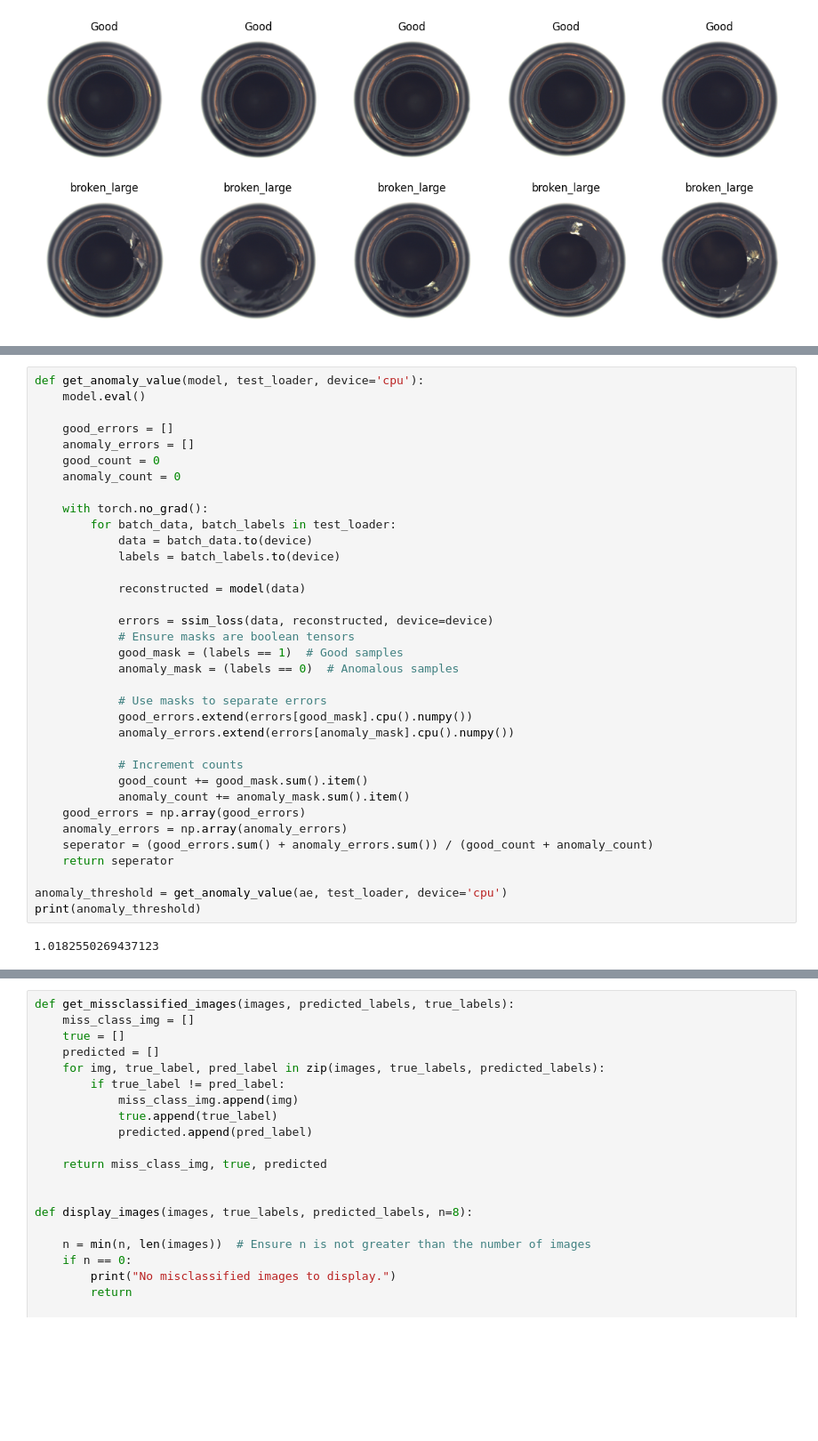
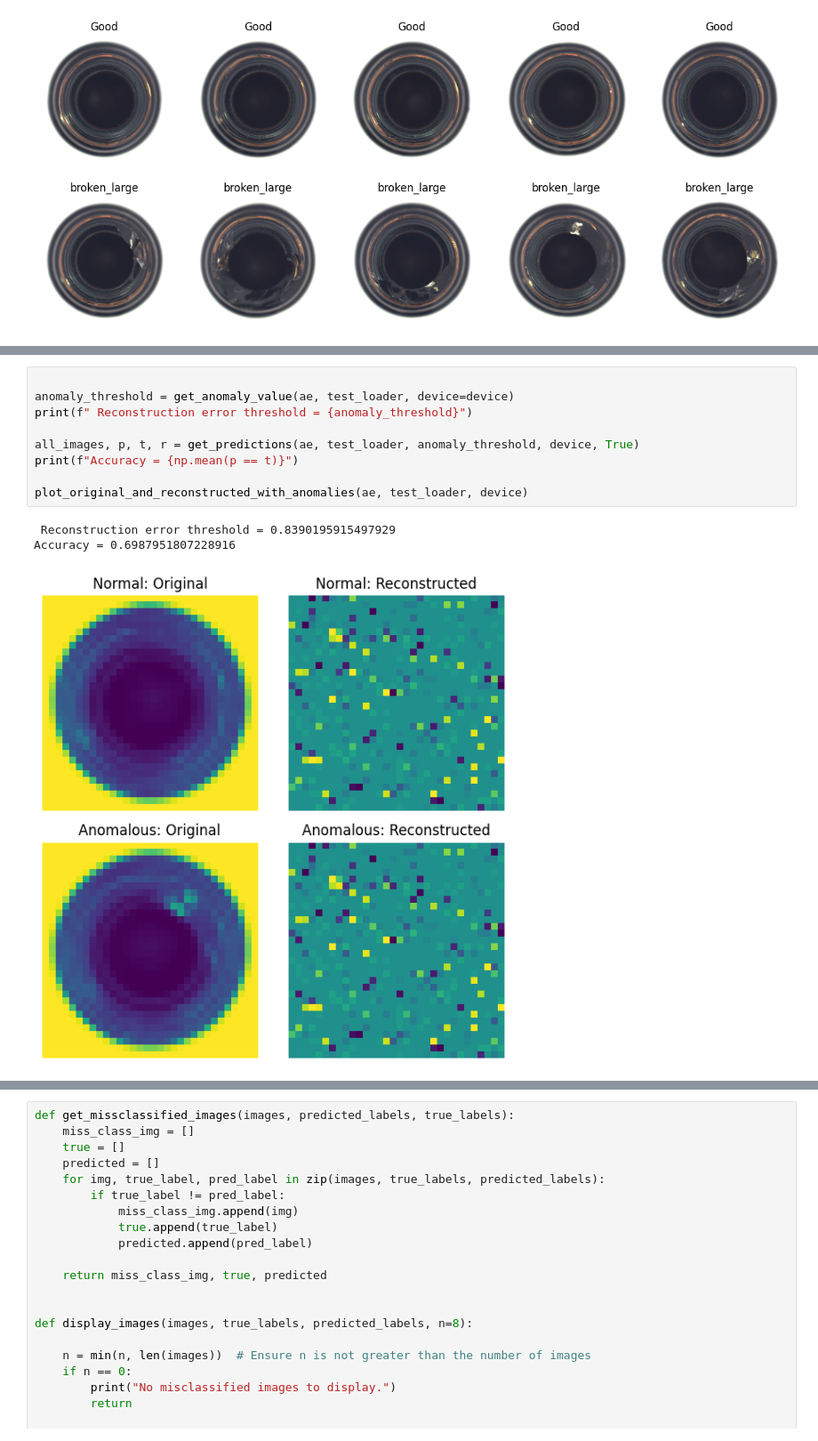
Before and after one commit to xZenshin/Anomaly-Detection, a Jupyter notebook: Anomaly_Detector_3000.ipynb, the cells around one changed output, grey strips where cells are left out. Shown at 89% size. Drawn from its saved outputs; the diff is of its cells as text; blank space fills up the shorter version.

```diff
--- a/Anomaly_Detector_3000.ipynb
+++ b/Anomaly_Detector_3000.ipynb
@@ -209,37 +446,13 @@ cpu
 # %%
-def get_anomaly_value(model, test_loader, device='cpu'):
-    model.eval()
 
-    good_errors = []
-    anomaly_errors = []
-    good_count = 0
-    anomaly_count = 0
+anomaly_threshold = get_anomaly_value(ae, test_loader, device=device)
+print(f" Reconstruction error threshold = {anomaly_threshold}")
 
-    with torch.no_grad():
-        for batch_data, batch_labels in test_loader:
-            data = batch_data.to(device)
-            labels = batch_labels.to(device)
+all_images, p, t, r = get_predictions(ae, test_loader, anomaly_threshold, device, True)
+print(f"Accuracy = {np.mean(p == t)}")
 
-            reconstructed = model(data)
-
-            errors = ssim_loss(data, reconstructed, device=device)
-            # Ensure masks are boolean tensors
-            good_mask = (labels == 1)  # Good samples
-            anomaly_mask = (labels == 0)  # Anomalous samples
-
-            # Use masks to separate errors
-            good_errors.extend(errors[good_mask].cpu().numpy())
-            anomaly_errors.extend(errors[anomaly_mask].cpu().numpy())
-
-            # Increment counts
-            good_count += good_mask.sum().item()
-            anomaly_count += anomaly_mask.sum().item()
-    good_errors = np.array(good_errors)
-    anomaly_errors = np.array(anomaly_errors)
-    seperator = (good_errors.sum() + anomaly_errors.sum()) / (good_count + anomaly_count)
-    return seperator
-
-anomaly_threshold = get_anomaly_value(ae, test_loader, device='cpu')
-print(anomaly_threshold)
+plot_original_and_reconstructed_with_anomalies(ae, test_loader, device)
 # %% [output]
-1.0182550269437123
+ Reconstruction error threshold = 0.8390195915497929
+Accuracy = 0.6987951807228916
+[figure, added]
```
Also changed, not shown: parts of 17 cells of this notebook.
